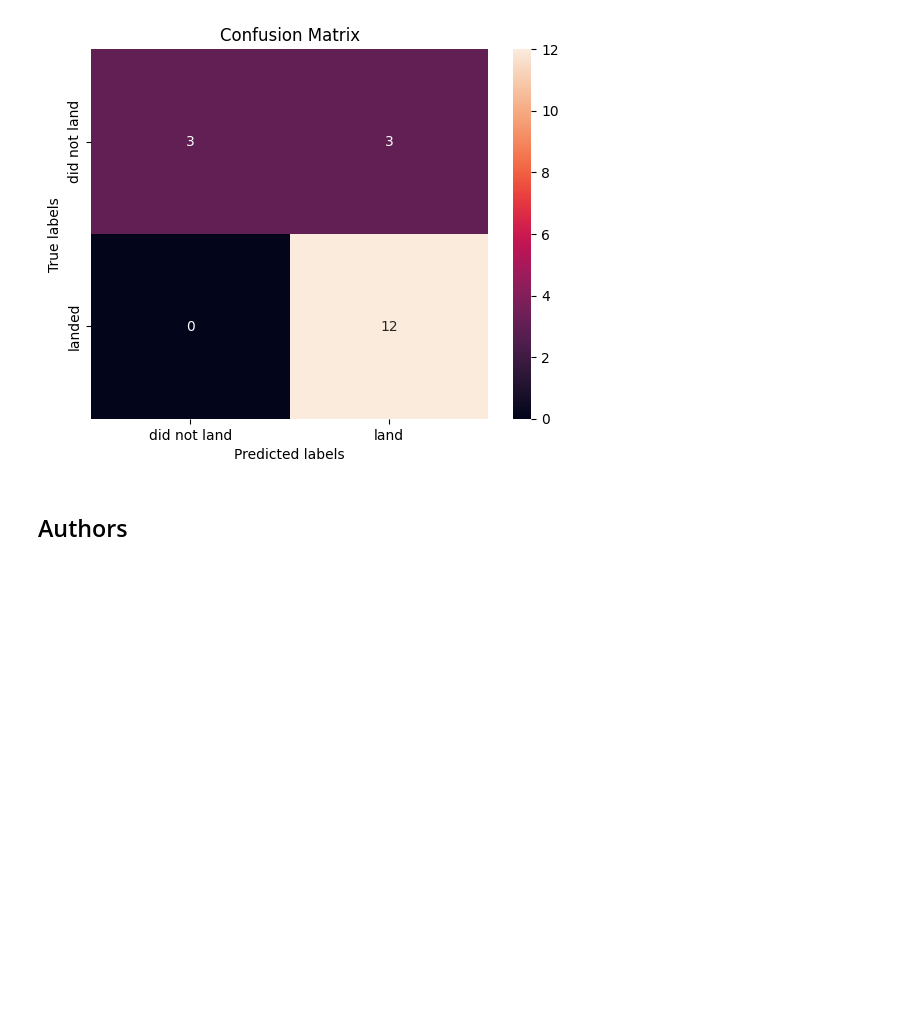
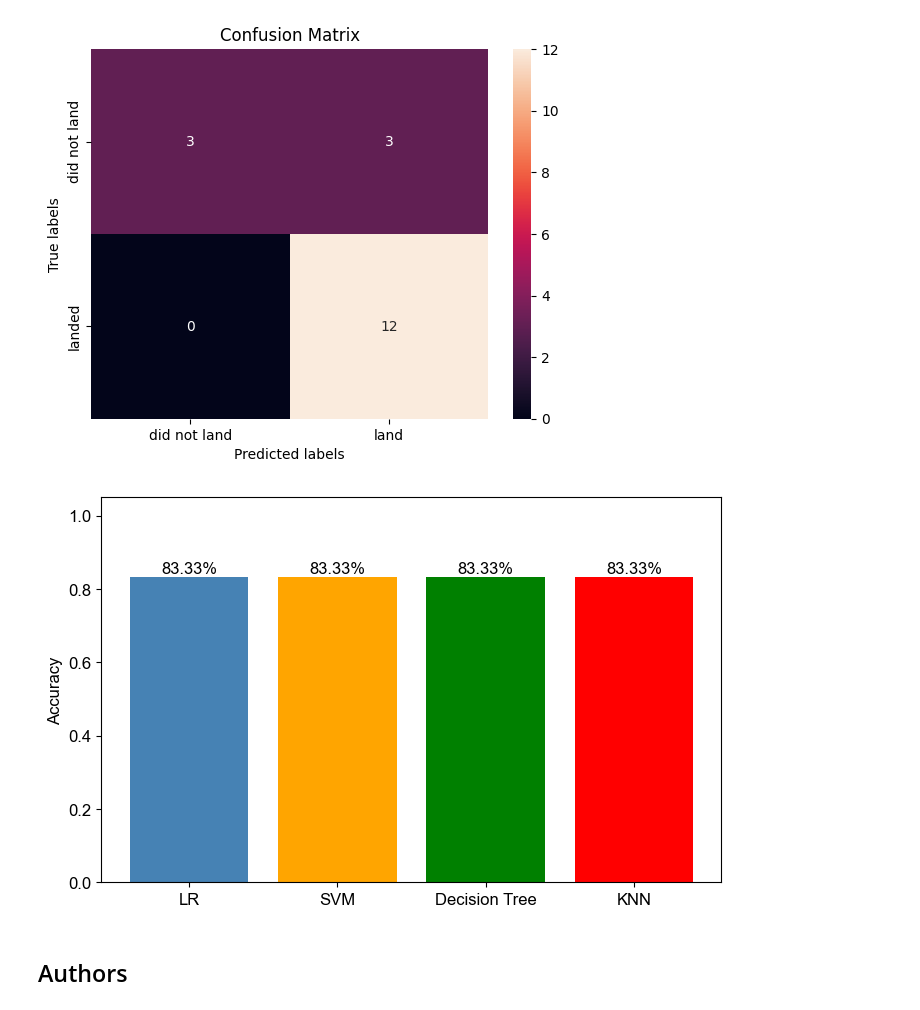
Before and after one commit to linarjs/Applied_Data_Science_Project, a Jupyter notebook: Notebooks/ML_Prediction.ipynb, the cells around one changed output. Saved outputs shown, nothing was run; the diff lists cells and outputs as text; code cells hidden in the pictures; blank space fills up the shorter version.

Commit message:
Bar chart comparison for all models accuracy

```diff
--- a/Notebooks/ML_Prediction.ipynb
+++ b/Notebooks/ML_Prediction.ipynb
@@ -263,6 +252,31 @@ yhat = knn_cv.predict(X_test)
 plot_confusion_matrix(Y_test,yhat)
 # %% [output]
 [figure]
+# %%
+# Model accuracy for all built classification models
+
+models = ['LR', 'SVM', 'Decision Tree', 'KNN']
+accuracy = [logreg_cv.score(X_test, Y_test),
+            svm_cv.score(X_test, Y_test),
+            tree_cv.score(X_test, Y_test),
+            knn_cv.score(X_test, Y_test)]
+
+
+plt.figure(figsize=(8, 5))
+bars = plt.bar(models, accuracy, color=['steelblue', 'orange', 'green', 'red'])
+
+# Show the accuracy value on top of each bar
+for bar, acc in zip(bars, accuracy):
+    plt.text(bar.get_x() + bar.get_width() / 2, acc + 0.01,
+             f'{acc:.2%}', ha='center')
+
+plt.rcParams['font.family'] = 'Arial'
+plt.rcParams['font.size'] = 12
+plt.ylim(0, 1.05)
+plt.ylabel('Accuracy')
+plt.show()
+# %% [output]
+[figure, added]
 # %% [markdown]
 ## Authors
 # %% [markdown]
```
Also changed, not shown: parts of 5 cells of this notebook, 3 other files.
